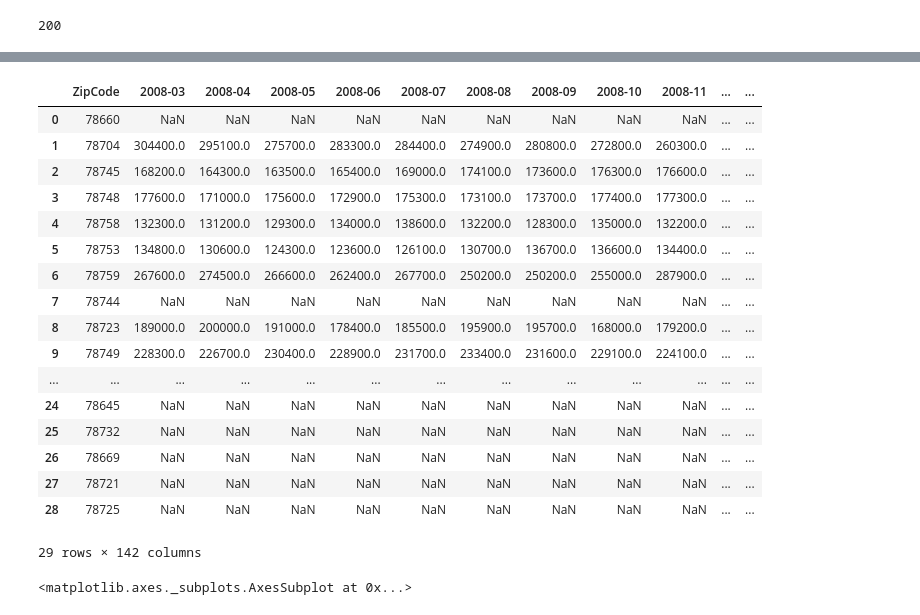
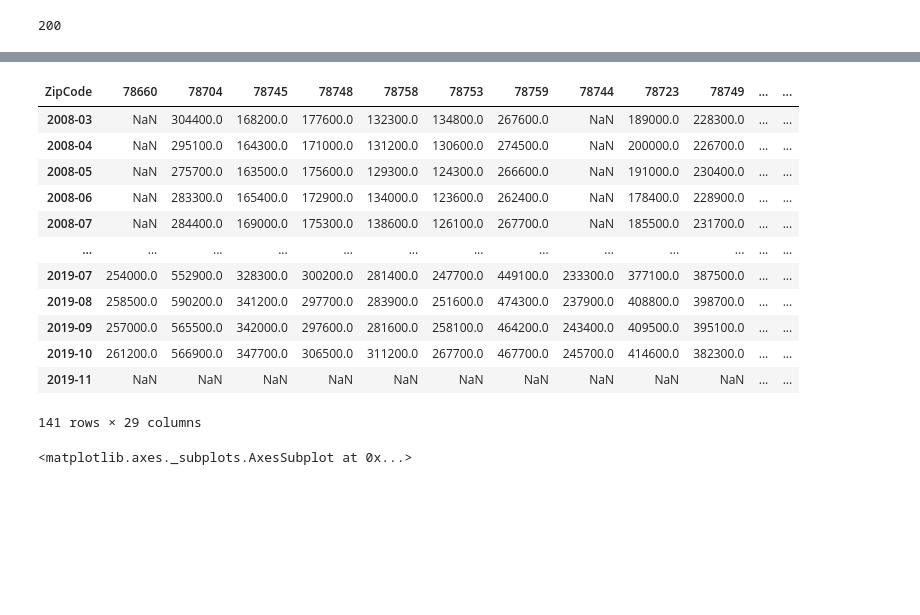
Before and after one commit to ybacoder/project-1, a Jupyter notebook: project_1.ipynb, the cells around one changed output, grey strips where cells are left out. Saved outputs shown, nothing was run; the diff lists cells and outputs as text; code cells hidden in the pictures; blank space fills up the shorter version.

```diff
--- a/project_1.ipynb
+++ b/project_1.ipynb
@@ -105,29 +105,25 @@ Name: ZipCode, dtype: int64
 # %%
 zillow_sale_price_csv = os.path.join("Data", "Sale_Prices_Zip.csv")
 zillow_df = pd.read_csv(zillow_sale_price_csv)\
     .drop(columns=["RegionID", "StateName", "SizeRank"])\
     .rename(columns={
         "RegionName": "ZipCode"
 })
 zillow_df = pd.merge(zillow_df, zip_list, how="inner", on="ZipCode")
+zillow_df = zillow_df.set_index("ZipCode").transpose()
 zillow_df
 # %% [output]
-|  | ZipCode | 2008-03 | 2008-04 | 2008-05 | 2008-06 | 2008-07 | 2008-08 | 2008-09 | 2008-10 | 2008-11 | ... | ... |
-| 0 | 78660 | NaN | NaN | NaN | NaN | NaN | NaN | NaN | NaN | NaN | ... | ... |
-| 1 | 78704 | 304400.0 | 295100.0 | 275700.0 | 283300.0 | 284400.0 | 274900.0 | 280800.0 | 272800.0 | 260300.0 | ... | ... |
-| 2 | 78745 | 168200.0 | 164300.0 | 163500.0 | 165400.0 | 169000.0 | 174100.0 | 173600.0 | 176300.0 | 176600.0 | ... | ... |
-| 3 | 78748 | 177600.0 | 171000.0 | 175600.0 | 172900.0 | 175300.0 | 173100.0 | 173700.0 | 177400.0 | 177300.0 | ... | ... |
-| 4 | 78758 | 132300.0 | 131200.0 | 129300.0 | 134000.0 | 138600.0 | 132200.0 | 128300.0 | 135000.0 | 132200.0 | ... | ... |
-| 5 | 78753 | 134800.0 | 130600.0 | 124300.0 | 123600.0 | 126100.0 | 130700.0 | 136700.0 | 136600.0 | 134400.0 | ... | ... |
-| 6 | 78759 | 267600.0 | 274500.0 | 266600.0 | 262400.0 | 267700.0 | 250200.0 | 250200.0 | 255000.0 | 287900.0 | ... | ... |
-| 7 | 78744 | NaN | NaN | NaN | NaN | NaN | NaN | NaN | NaN | NaN | ... | ... |
-| 8 | 78723 | 189000.0 | 200000.0 | 191000.0 | 178400.0 | 185500.0 | 195900.0 | 195700.0 | 168000.0 | 179200.0 | ... | ... |
-| 9 | 78749 | 228300.0 | 226700.0 | 230400.0 | 228900.0 | 231700.0 | 233400.0 | 231600.0 | 229100.0 | 224100.0 | ... | ... |
+| ZipCode | 78660 | 78704 | 78745 | 78748 | 78758 | 78753 | 78759 | 78744 | 78723 | 78749 | ... | ... |
+| 2008-03 | NaN | 304400.0 | 168200.0 | 177600.0 | 132300.0 | 134800.0 | 267600.0 | NaN | 189000.0 | 228300.0 | ... | ... |
+| 2008-04 | NaN | 295100.0 | 164300.0 | 171000.0 | 131200.0 | 130600.0 | 274500.0 | NaN | 200000.0 | 226700.0 | ... | ... |
+| 2008-05 | NaN | 275700.0 | 163500.0 | 175600.0 | 129300.0 | 124300.0 | 266600.0 | NaN | 191000.0 | 230400.0 | ... | ... |
+| 2008-06 | NaN | 283300.0 | 165400.0 | 172900.0 | 134000.0 | 123600.0 | 262400.0 | NaN | 178400.0 | 228900.0 | ... | ... |
+| 2008-07 | NaN | 284400.0 | 169000.0 | 175300.0 | 138600.0 | 126100.0 | 267700.0 | NaN | 185500.0 | 231700.0 | ... | ... |
 | ... | ... | ... | ... | ... | ... | ... | ... | ... | ... | ... | ... | ... |
-| 24 | 78645 | NaN | NaN | NaN | NaN | NaN | NaN | NaN | NaN | NaN | ... | ... |
-| 25 | 78732 | NaN | NaN | NaN | NaN | NaN | NaN | NaN | NaN | NaN | ... | ... |
-| 26 | 78669 | NaN | NaN | NaN | NaN | NaN | NaN | NaN | NaN | NaN | ... | ... |
-| 27 | 78721 | NaN | NaN | NaN | NaN | NaN | NaN | NaN | NaN | NaN | ... | ... |
-| 28 | 78725 | NaN | NaN | NaN | NaN | NaN | NaN | NaN | NaN | NaN | ... | ... |
+| 2019-07 | 254000.0 | 552900.0 | 328300.0 | 300200.0 | 281400.0 | 247700.0 | 449100.0 | 233300.0 | 377100.0 | 387500.0 | ... | ... |
+| 2019-08 | 258500.0 | 590200.0 | 341200.0 | 297700.0 | 283900.0 | 251600.0 | 474300.0 | 237900.0 | 408800.0 | 398700.0 | ... | ... |
+| 2019-09 | 257000.0 | 565500.0 | 342000.0 | 297600.0 | 281600.0 | 258100.0 | 464200.0 | 243400.0 | 409500.0 | 395100.0 | ... | ... |
+| 2019-10 | 261200.0 | 566900.0 | 347700.0 | 306500.0 | 311200.0 | 267700.0 | 467700.0 | 245700.0 | 414600.0 | 382300.0 | ... | ... |
+| 2019-11 | NaN | NaN | NaN | NaN | NaN | NaN | NaN | NaN | NaN | NaN | ... | ... |
-29 rows × 142 columns
+141 rows × 29 columns
 # %%
```
Also changed, not shown: parts of 1 cell of this notebook.
